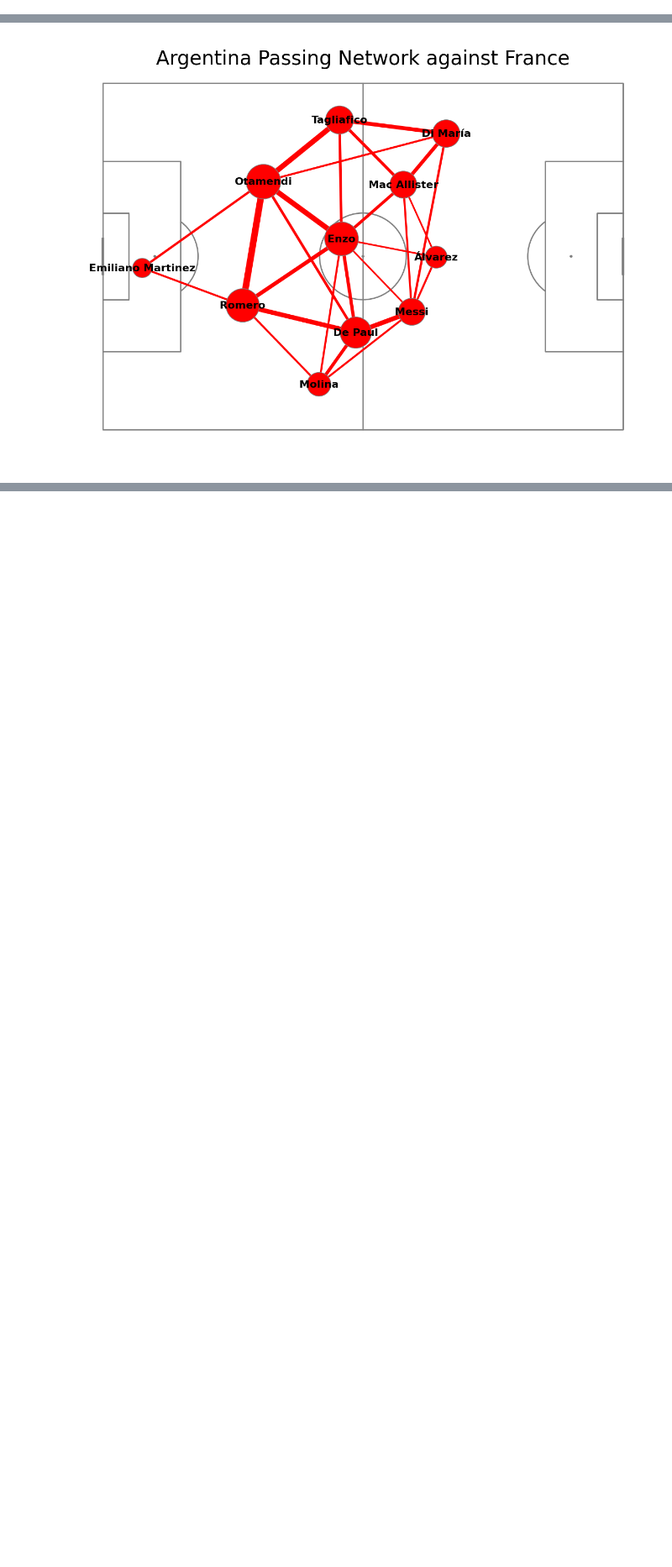
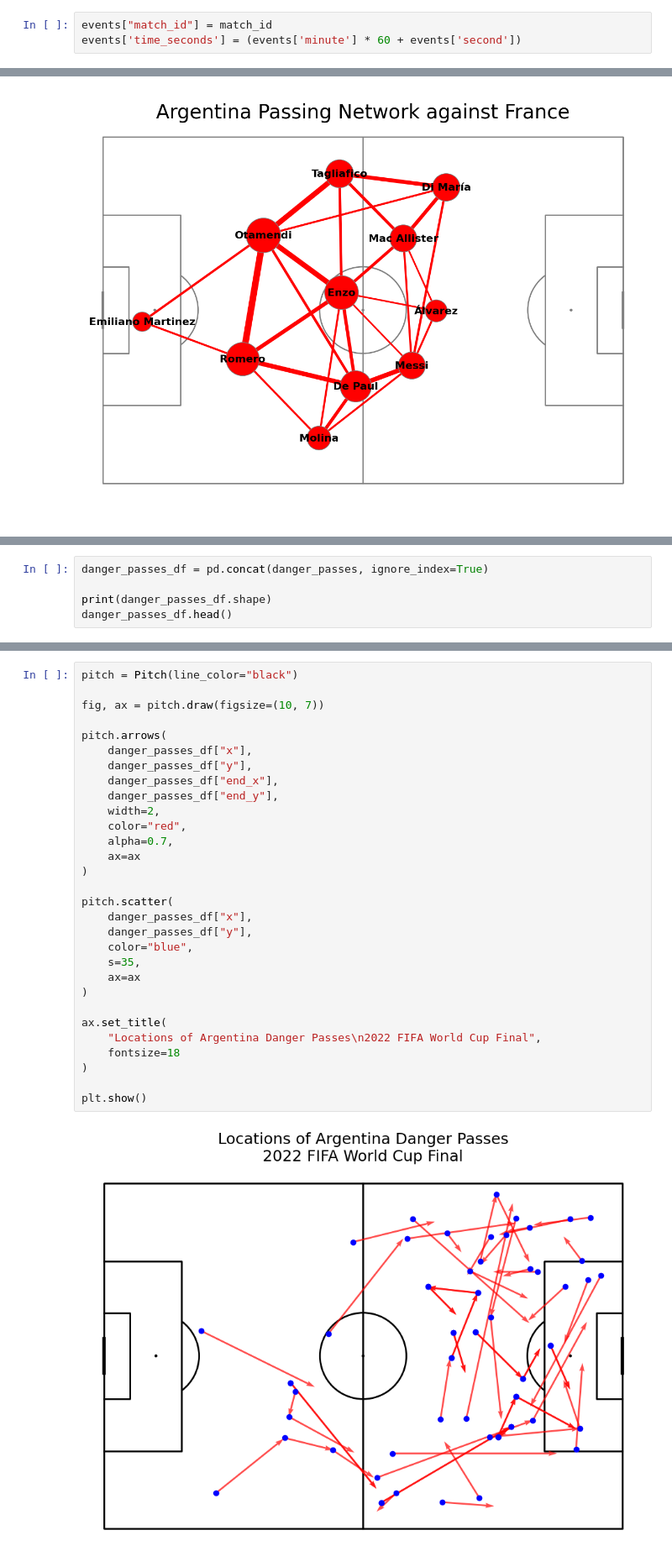
Before and after one commit to AliKhaled98/soccer-analytics, a Jupyter notebook: notebooks/soccereda.ipynb, the cells around one changed output, grey strips where cells are left out. Shown at 84% size. Drawn from its saved outputs; the diff is of its cells as text; blank space fills up the shorter version.

Commit message:
implements dagner pass heatmap

```diff
--- a/notebooks/soccereda.ipynb
+++ b/notebooks/soccereda.ipynb
@@ -590,6 +590,9 @@ arg_player_names_map = {
     'Germán Alejandro Pezzella': 'Pezzella',
     'Rodrigo Javier De Paul': 'De Paul'
 }
+# %%
+events["match_id"] = match_id
+events['time_seconds'] = (events['minute'] * 60 + events['second'])
 # %%
 team_name = 'Argentina'
 
@@ -656,0 +777,5 @@ plt.show()
+# %%
+danger_passes_df = pd.concat(danger_passes, ignore_index=True)
+
+print(danger_passes_df.shape)
+danger_passes_df.head()
@@ -656,0 +790,32 @@ plt.show()
+# %%
+pitch = Pitch(line_color="black")
+
+fig, ax = pitch.draw(figsize=(10, 7))
+
+pitch.arrows(
+    danger_passes_df["x"],
+    danger_passes_df["y"],
+    danger_passes_df["end_x"],
+    danger_passes_df["end_y"],
+    width=2,
+    color="red",
+    alpha=0.7,
+    ax=ax
+)
+
+pitch.scatter(
+    danger_passes_df["x"],
+    danger_passes_df["y"],
+    color="blue",
+    s=35,
+    ax=ax
+)
+
+ax.set_title(
+    "Locations of Argentina Danger Passes\n2022 FIFA World Cup Final",
+    fontsize=18
+)
+
+plt.show()
+# %% [output]
+[figure, added]
```
Also changed, not shown: parts of 13 cells of this notebook.
